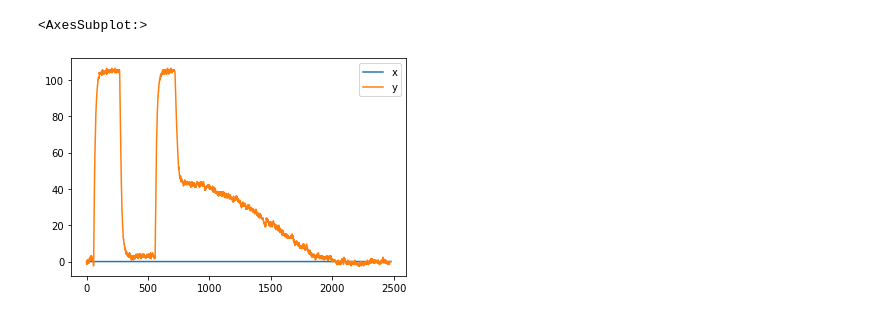
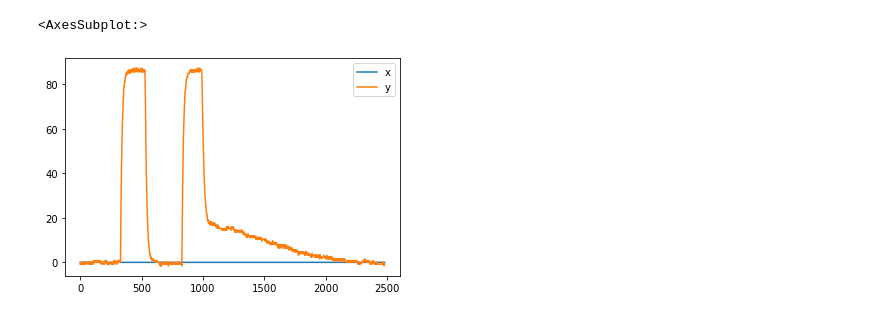
Before and after one commit to everydayanchovies/NMR, a Jupyter notebook: notebooks/nmr_dag_1.ipynb, the cells around one changed output. Saved outputs shown, nothing was run; the diff lists cells and outputs as text; code cells hidden in the pictures.

```diff
--- a/notebooks/nmr_dag_1.ipynb
+++ b/notebooks/nmr_dag_1.ipynb
@@ -9,16 +9,16 @@ from utils.scopeutil import *
 from utils.OOMFormatter import OOMFormatter
 # %%
 # Ik haal een bepaalde meting op en plot het gelijk
-df = get_df(stof=STOF_KOPERCHLORIDE,
-       verhouding="1_4",
+df = get_df(stof=STOF_KOPERCHLORIDE_A,
+       verhouding="1_0",
        T=T1,
        delay=500,
        signal_index=SI_SIGNAL)
 
 df.plot()
 # %% [output]
 <AxesSubplot:>
-[figure, old version]
+[figure, new version]
 # %%
 # Voor onze doelen is het super handig om alle dataframes
 # van een bepaald reeks metingen op te halen.
```
Also changed, not shown: parts of 2 cells of this notebook, 1 other file.
